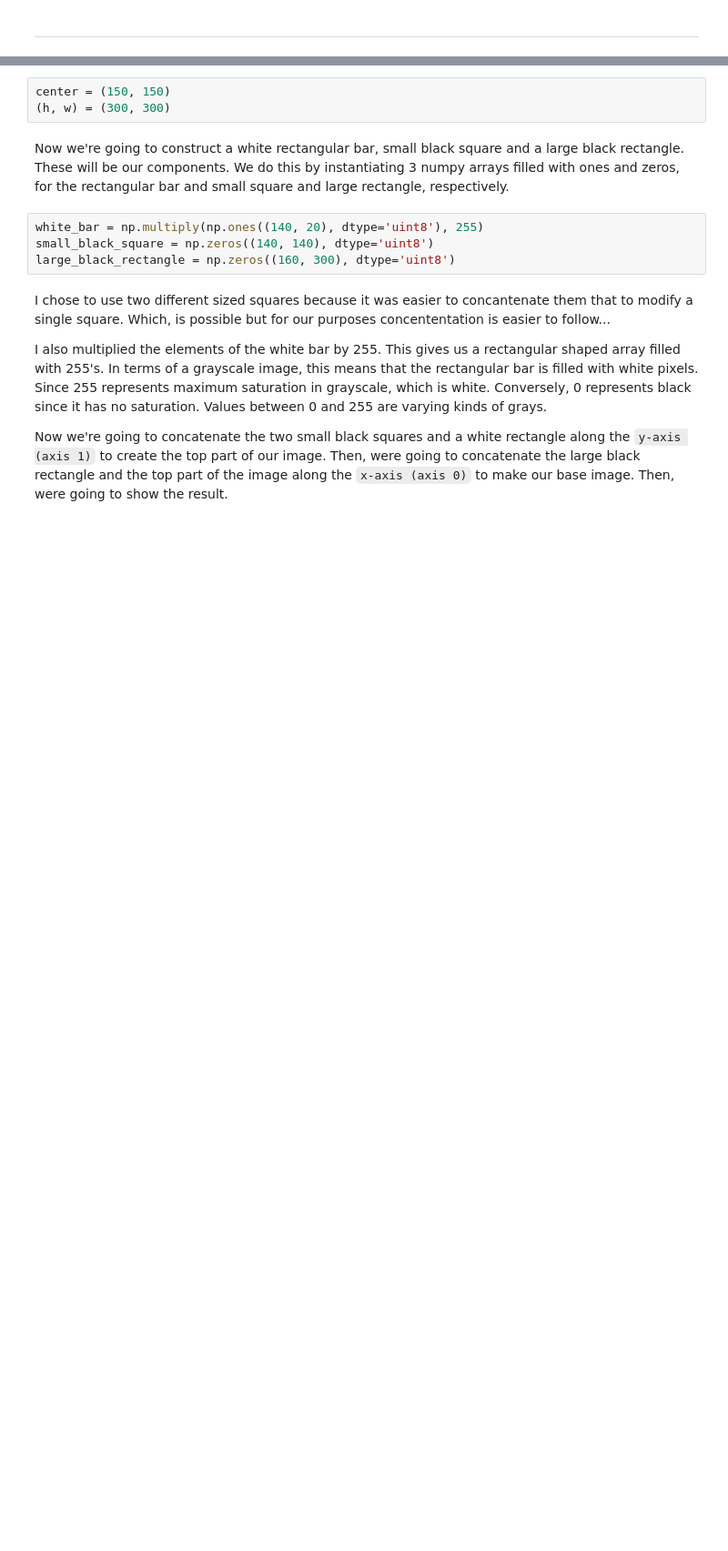
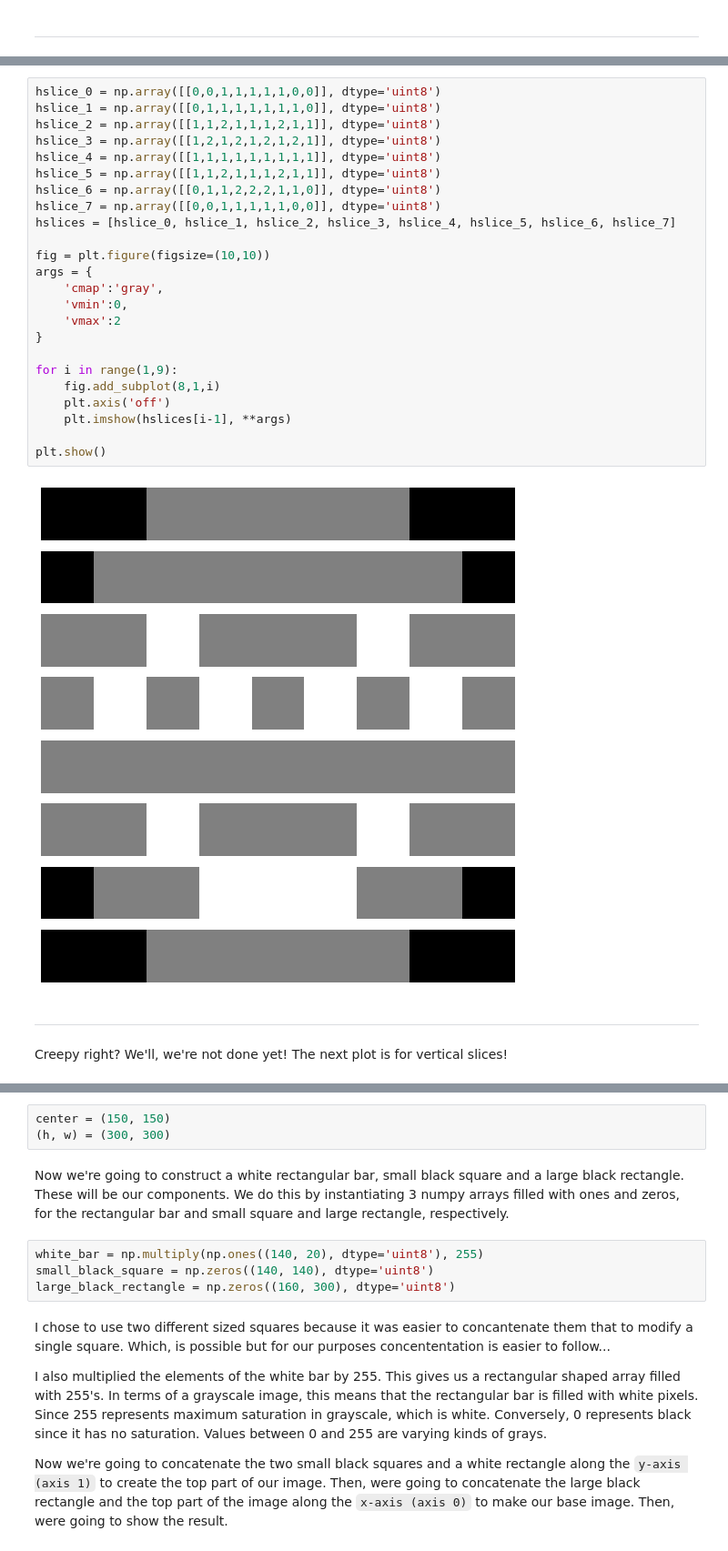
Before and after one commit to jonathanwvos/first_principles, a Jupyter notebook: Matrices.ipynb, the cells around one changed output, grey strips where cells are left out. Shown: that part at 91% size. Cells and saved outputs as stored; diff of their text form; blank space fills up the shorter version.

Commit message:
Added horizontal slices for matrix concatenation

```diff
--- a/Matrices.ipynb
+++ b/Matrices.ipynb
@@ -797,0 +820,30 @@ First we need to establish the dimensions of the image as well as the coordinate
+# %%
+hslice_0 = np.array([[0,0,1,1,1,1,1,0,0]], dtype='uint8')
+hslice_1 = np.array([[0,1,1,1,1,1,1,1,0]], dtype='uint8')
+hslice_2 = np.array([[1,1,2,1,1,1,2,1,1]], dtype='uint8')
+hslice_3 = np.array([[1,2,1,2,1,2,1,2,1]], dtype='uint8')
+hslice_4 = np.array([[1,1,1,1,1,1,1,1,1]], dtype='uint8')
+hslice_5 = np.array([[1,1,2,1,1,1,2,1,1]], dtype='uint8')
+hslice_6 = np.array([[0,1,1,2,2,2,1,1,0]], dtype='uint8')
+hslice_7 = np.array([[0,0,1,1,1,1,1,0,0]], dtype='uint8')
+hslices = [hslice_0, hslice_1, hslice_2, hslice_3, hslice_4, hslice_5, hslice_6, hslice_7]
+
+fig = plt.figure(figsize=(10,10))
+args = {
+    'cmap':'gray',
+    'vmin':0,
+    'vmax':2
+}
+
+for i in range(1,9):
+    fig.add_subplot(8,1,i)
+    plt.axis('off')
+    plt.imshow(hslices[i-1], **args)
+
+plt.show()
+# %% [output]
+[figure, added]
+# %% [markdown]
+---
+# %% [markdown]
+Creepy right? We'll, we're not done yet! The next plot is for vertical slices!
```
Also changed, not shown: parts of 23 cells of this notebook.
